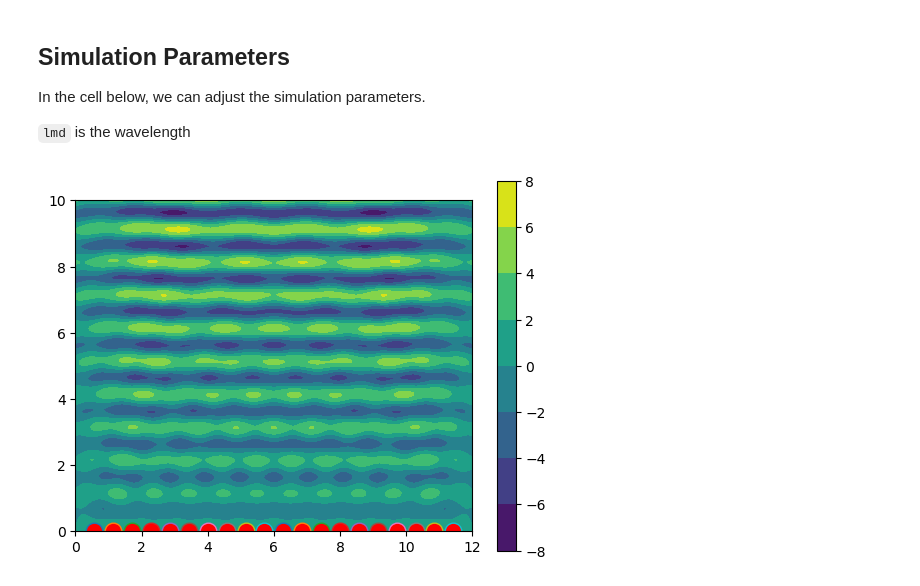
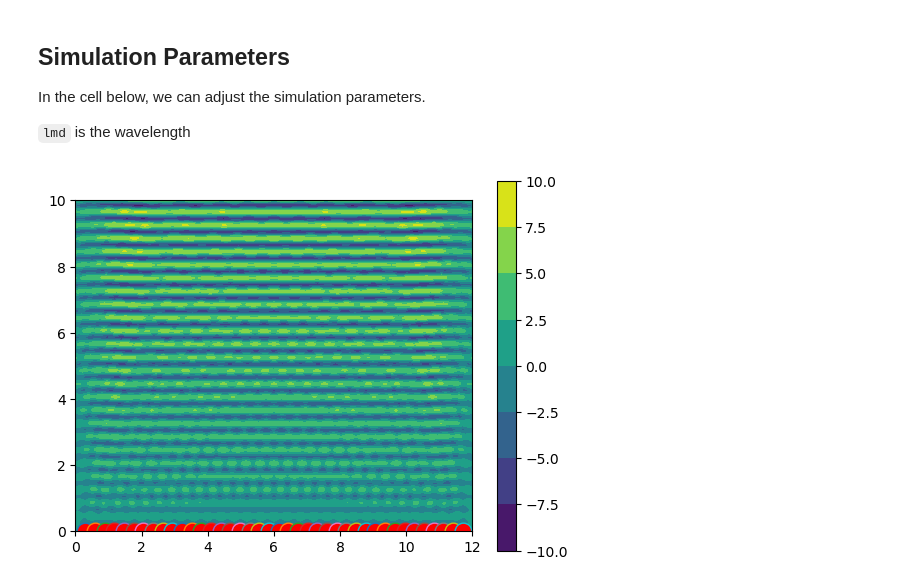
Before and after one commit to rohith-kms/physics-simulations, a Jupyter notebook: Wave-Optics/Huygens-principle.ipynb, the cells around one changed output. Saved outputs shown, nothing was run; the diff lists cells and outputs as text; code cells hidden in the pictures.

```diff
--- a/Wave-Optics/Huygens-principle.ipynb
+++ b/Wave-Optics/Huygens-principle.ipynb
@@ -47,29 +47,29 @@ In the cell below, we can adjust the simulation parameters.
 # %%
 # Simulation parameters (What you can play with)
 
-lmd = 1
-n_points = 20
+lmd = 0.4
+n_points = 40
 
 point_source_positions = np.linspace(0,box_l,n_points+2)[1:-1]
 
 # Run the Simulation
 
 zz = xx*0 + yy*0 # zz is an initial grid of zeros
 
 for pos in point_source_positions:
 
     zz+= amplitude_at_point(xx,yy,pos,0)
 
 
 # Generate Contour Plot
 
 h = plt.contourf(xs, ys, zz)
 
 for pos in point_source_positions:
     plt.plot(pos,0,marker='o',markersize=12, markerfacecolor="red")
 
 plt.axis('scaled')
 plt.colorbar()
 plt.show()
 # %% [output]
-[figure, old version]
+[figure, new version]
```
Also changed, not shown: 1 other file.
